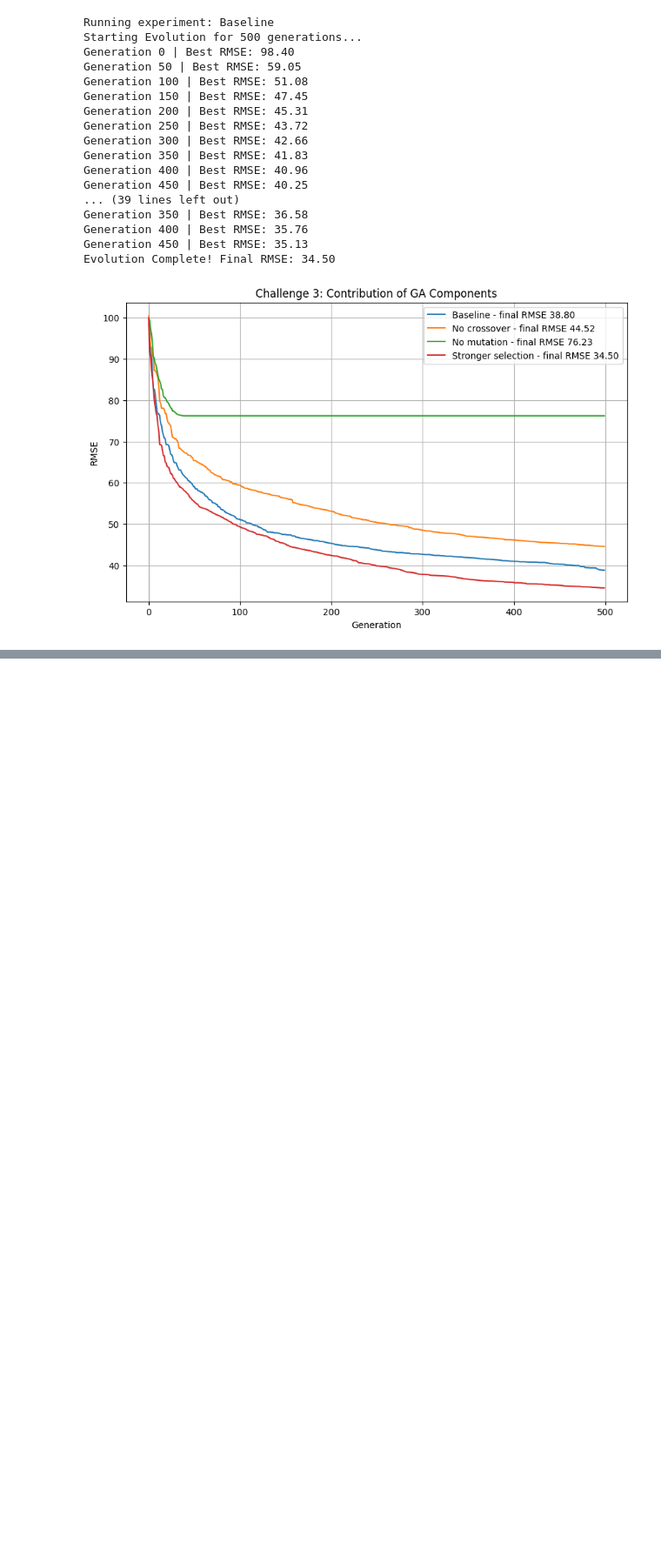
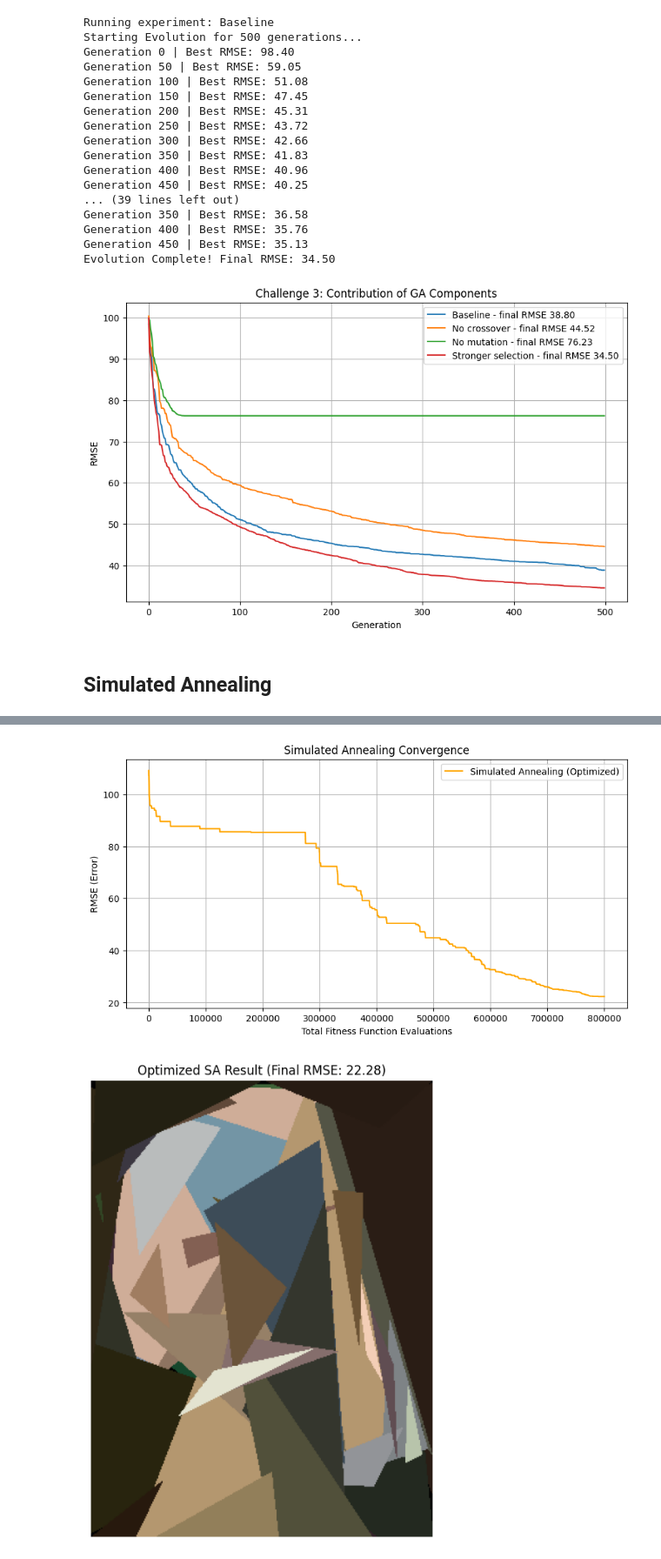
Before and after one commit to guisantos123-bit/CIFO_Group37_Vestigial, a Jupyter notebook: Project/main.ipynb, the cells around one changed output, grey strips where cells are left out. Shown at 87% size. Drawn from its saved outputs; the diff is of its cells as text; code cells hidden in the pictures; blank space fills up the shorter version.

Commit message:
Addition of the simulated annealing

```diff
--- a/Project/main.ipynb
+++ b/Project/main.ipynb
@@ -179,0 +181,19 @@ print(f"{first_painting.repr} has fitness {first_painting.fitness()}")
+# %%
+# Path to João's local copy of the target image.
+joao_path = r"C:\Users\joaoa\Desktop\CIFO\data\girl_pearl_earing.png"
+goncalo_path = r"C:\CIfO\Project\data\girl_pearl_earing.png"
+gui_path = r"C:\Users\User\Desktop\semestre_2\Inteligencia_Computacional_Otimizacao\CIFO_Group37_Vestigial\Project\girl_pearl_earing.png"
+# Load the original image using OpenCV.
+original_image = cv2.imread(gui_path)
+
+# Fail early with a clear error if the path is wrong or the image cannot be read.
+if original_image is None:
+    raise FileNotFoundError(f"OpenCV could not find the image at: {gui_path}")
+
+# Create one random triangle painting to test the VermeerSolution class.
+first_painting = VermeerSolution(
+    target_image=original_image
+)
+
+# Print its genome and RMSE fitness to confirm the representation and fitness function work.
+print(f"{first_painting.repr} has fitness {first_painting.fitness()}")
@@ -820,3 +842,5 @@ Generation 400 | Best RMSE: 35.76
 Generation 450 | Best RMSE: 35.13
 Evolution Complete! Final RMSE: 34.50
 [figure]
+# %% [markdown]
+## Simulated Annealing
@@ -822,0 +1040,57 @@ Evolution Complete! Final RMSE: 34.50
+# %%
+import matplotlib.pyplot as plt
+import cv2
+
+# 1. Define the target image
+target = original_image
+
+# 2. Optimized Parameters (L * max_iter = 1,600,000 evaluations)
+L_param = 100
+max_iter_param = 8000
+C_inicial = 20.0
+cooling_rate_param = 0.9990
+
+# 3. Initialize the first solution
+sa_initial = VermeerSolution(target_image=target, max_allowed_area=1600, size_weight=0.000001)
+
+print(f"Starting Simulated Annealing with {L_param * max_iter_param} evaluations...")
+print(f"Initial Temperature: {C_inicial} | Cooling Rate: {cooling_rate_param}")
+
+# 4. Execute the Algorithm (verbose=False is mandatory to prevent freezing!)
+best_sa_sol, sa_history = simulated_annealing(
+    initial_solution=sa_initial,
+    C=C_inicial,
+    L=L_param,
+    cooling_rate=cooling_rate_param,
+    max_iter=max_iter_param,
+    verbose=True
+)
+
+# 5. Process data for the convergence plot (track the best-so-far)
+best_so_far_sa = []
+current_best = sa_history[0]
+
+for score in sa_history:
+    if score < current_best:
+        current_best = score
+    best_so_far_sa.append(current_best)
+
+print(f"Final SA RMSE: {best_sa_sol.fitness():.2f}")
+
+# 6. Display the Convergence Plot
+plt.figure(figsize=(10, 5))
+plt.plot(best_so_far_sa, label="Simulated Annealing (Optimized)", color="orange")
+plt.xlabel("Total Fitness Function Evaluations")
+plt.ylabel("RMSE (Error)")
+plt.title("Simulated Annealing Convergence")
+plt.legend()
+plt.grid(True)
+plt.show()
+
+# 7. Display the Final Generated Image
+plt.figure(figsize=(6, 8))
+plt.imshow(cv2.cvtColor(best_sa_sol.render_canvas(), cv2.COLOR_BGR2RGB))
+plt.title(f"Optimized SA Result (Final RMSE: {best_sa_sol.fitness():.2f})")
+plt.axis("off")
+plt.show()
+# %% [output]
@@ -822,0 +1116,2 @@ Evolution Complete! Final RMSE: 34.50
+[figure, added]
+[figure, added]
```
Also changed, not shown: parts of 6 cells of this notebook, 1 other file.
